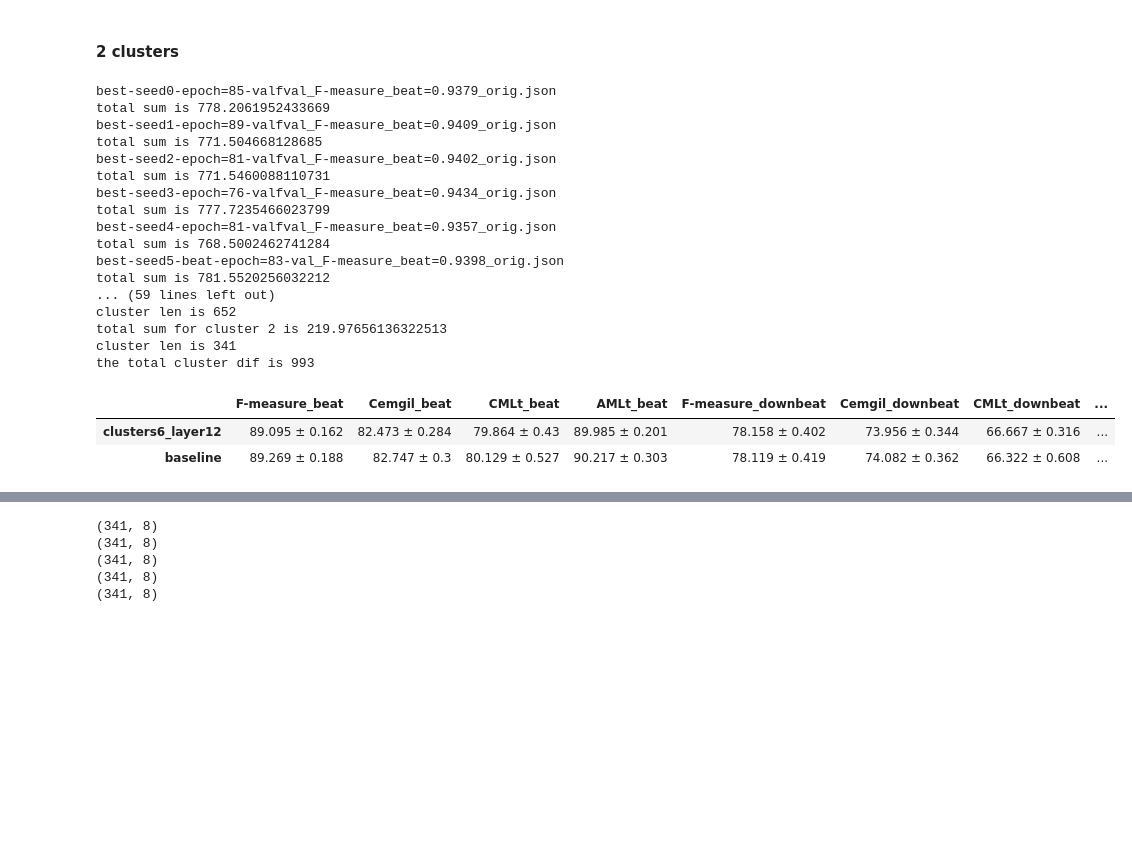
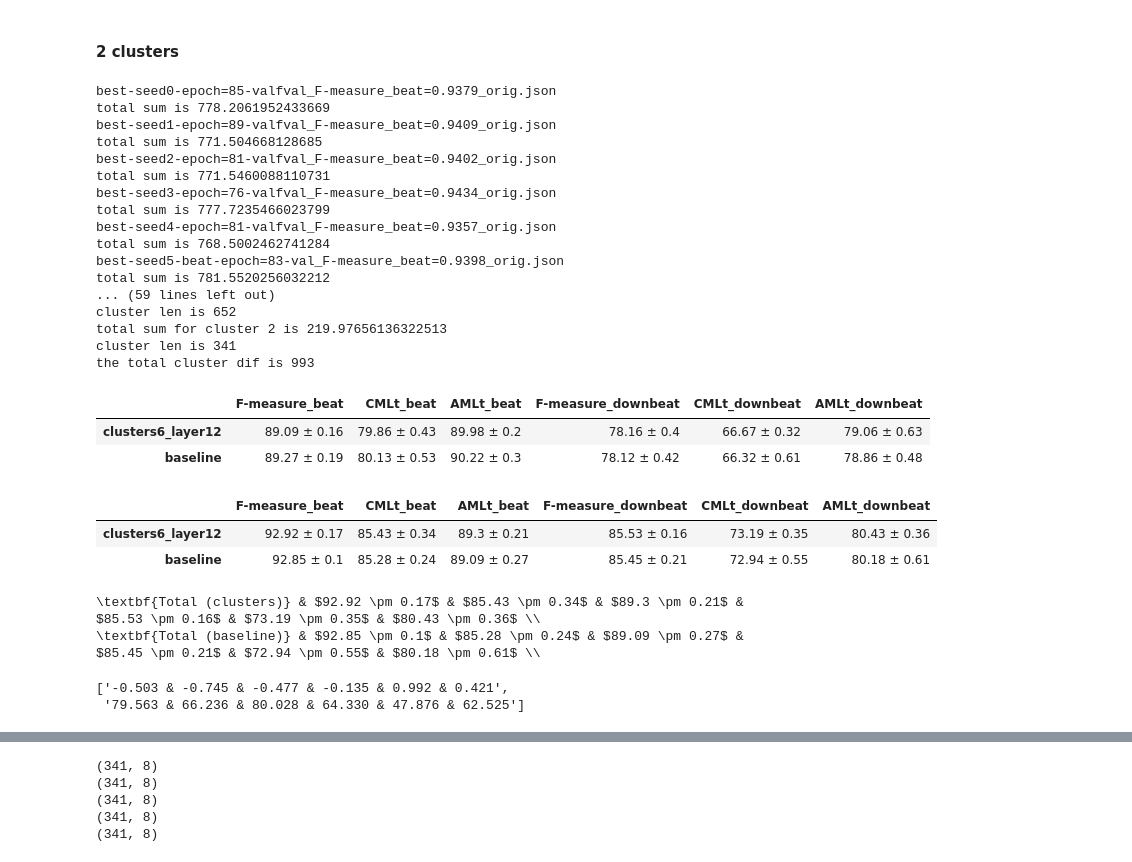
Before and after one commit to PulyaPolya/beat_this, a Jupyter notebook: results_evaluation.ipynb, the cells around one changed output, grey strips where cells are left out. Saved outputs shown, nothing was run; the diff lists cells and outputs as text; code cells hidden in the pictures; blank space fills up the shorter version.

```diff
--- a/results_evaluation.ipynb
+++ b/results_evaluation.ipynb
@@ -34,12 +34,12 @@ def get_restults_per_cluster (json_path,  cluster, seeds, df_path, full= False,c
     for seed in seeds:
         file_scores = [file for file in os.listdir(folder) if  file.startswith(f"best-seed{seed}")][0]
         json_file = open(os.path.join(folder, file_scores))
-        print(f"using file   {os.path.join(folder, file_scores)}")
+
         json1_str = json_file.read()
         json1_data = json.loads(json1_str)
         json_data = {key[:-10]: value for key, value in json1_data.items()} #{key[:-10]: value for key, value in json1_data.items()}
         df  = pd.DataFrame(json_data).T
-        print(len(df))
+        #print(len(df))
         #print(json_data)
         if full and per_cluster:
             ind = set(df.index)
@@ -49,13 +49,17 @@ def get_restults_per_cluster (json_path,  cluster, seeds, df_path, full= False,c
             df_val_cluster = df.loc[list(val_files_cluster)]
             df_val_cluster.index = df_val_cluster.index.astype(str) + "/track.npy"
             #print(df_val_cluster.head(10))
-            print(len(df_val_cluster))
+            #print(len(df_val_cluster))
         else:
             df_val_cluster = df.copy()
+        if seed == 0:
+            print(f"using file   {os.path.join(folder, file_scores)}")
+            print(f"number of files {df_val_cluster.shape}")
         if return_per_track:
             return df_val_cluster
-        print(df_val_cluster.shape)
-        scores_mean = (df_val_cluster.mean()*100).to_dict()
+        df_percents = df_val_cluster*100
+
+        scores_mean = (df_percents .mean()).to_dict()
         scores.append(scores_mean)
 
     if not full:
@@ -179,22 +418,22 @@ def get_total_results (seeds, json_val_path,layer, clusters, ):
     df_result =  pd.concat(df_list, axis=1)
     return df_result
 # %%
-def get_total_results_new(seeds, json_val_path,layer = None, clusters = None, full = False, rename_columns = None, names = None, skip_cluster = [], df_path = None):
+def get_total_results_new(seeds, json_val_path,layer = None, clusters = None, full = False, rename_columns = None, names = None, skip_cluster = [], df_path = None, decimals = 2):
     df_list = []
     for seed in seeds:
         if full:
             df_total = construct_df_full_data (json_val_path, seed=seed, rename_columns=rename_columns, names = names)
             col_down = [col for col in df_total.columns.values if "F-measure_downbeat" in col][0]
             sum_full = df_total[col_down].sum()
-            print(f"total sum is {sum_full}")
-            if seed == 5:
+            #print(f"total sum is {sum_full}")
+            if seed == 0:
                 print(len(df_total))
         else:
             cluster_numbers = np.arange(clusters) +1
             cluster_config = f"clusters{clusters}_layer{layer}"
             df_total = construct_total_df (json_val_path, seed=seed, cluster_config=cluster_config, cluster_numbers=cluster_numbers,
                                            rename_columns=rename_columns, names = names, skip_cluster = skip_cluster, df_path = df_path)
-            print(f"the total cluster dif is {len(df_total)}")
+            #print(f"the total cluster dif is {len(df_total)}")
         means_total = (df_total.mean()* 100).to_dict()
         means_total_renamed =means_total.copy()# rename_keys_dict(means_total)
         #print(diff_dict_renamed)
@@ -204,7 +443,7 @@ def get_total_results_new(seeds, json_val_path,layer = None, clusters = None, fu
     df_result =  pd.concat(df_list, axis=1)
     df_seeds_mean = df_result.mean(axis = 1)
     df_seeds_std = df_result.std(axis = 1)
-    df_final = df_seeds_mean.round(3).astype(str) + " ± " + df_seeds_std.round(3).astype(str)
+    df_final = df_seeds_mean.round(decimals).astype(str) + " ± " + df_seeds_std.round(decimals).astype(str)
     return df_seeds_mean, df_seeds_std, df_final
 # %% [markdown]
 ## results
@@ -3363,39 +3576,58 @@ seeds = [0,1,2,3,4,5,6,7,8,9] #1, 2,3,4
 names =["full_model_trial12", "cluster_1_trial_47", "cluster_2_trial_69"]
 json_path = "json_test_scores"
 df_seeds_mean, df_seeds_std, df_final_baseline = get_total_results_new(seeds = seeds, json_val_path = json_path,
-                                                                       full = True, names = names ) #rename_columns="baseline"
+                                                                       full = True, names = names, decimals = 2) #rename_columns="baseline"
 df_seeds_mean, df_seeds_std, df_final_clusters2_layer12 = get_total_results_new(seeds = seeds, json_val_path = json_path, skip_cluster=[],
-                                                                               layer = 6, clusters = 2, names = names, df_path="data_cluster_assignments/df_hard_6_2clusters_new.csv" )
+                                                                               layer = 6, clusters = 2, names = names, df_path="data_cluster_assignments/df_hard_6_2clusters_new.csv", decimals = 2 )
 configs = {
     "clusters6_layer12": df_final_clusters2_layer12,
 
     "baseline": df_final_baseline
 }
 final_df = pd.DataFrame(configs).T
+final_df = remove_cemgil(final_df)
 # #final_df["F1average"] = final_df[["F-measure_beat","F-measure_downbeat"]].mean(axis=1).round(3).astype(str)
 final_df
 #diff_vs_baseline = get_baseliine_diff (final_df , num_trials=1)
 # %% [output]
 best-seed0-epoch=85-valfval_F-measure_beat=0.9379_orig.json
 total sum is 778.2061952433669
 best-seed1-epoch=89-valfval_F-measure_beat=0.9409_orig.json
 total sum is 771.504668128685
 best-seed2-epoch=81-valfval_F-measure_beat=0.9402_orig.json
 total sum is 771.5460088110731
 best-seed3-epoch=76-valfval_F-measure_beat=0.9434_orig.json
 total sum is 777.7235466023799
 best-seed4-epoch=81-valfval_F-measure_beat=0.9357_orig.json
 total sum is 768.5002462741284
 best-seed5-beat-epoch=83-val_F-measure_beat=0.9398_orig.json
 total sum is 781.5520256032212
 ... (59 lines left out)
 cluster len is 652
 total sum for cluster 2 is 219.97656136322513
 cluster len is 341
 the total cluster dif is 993
-|  | F-measure_beat | Cemgil_beat | CMLt_beat | AMLt_beat | F-measure_downbeat | Cemgil_downbeat | CMLt_downbeat | ... |
-| clusters6_layer12 | 89.095 ± 0.162 | 82.473 ± 0.284 | 79.864 ± 0.43 | 89.985 ± 0.201 | 78.158 ± 0.402 | 73.956 ± 0.344 | 66.667 ± 0.316 | ... |
-| baseline | 89.269 ± 0.188 | 82.747 ± 0.3 | 80.129 ± 0.527 | 90.217 ± 0.303 | 78.119 ± 0.419 | 74.082 ± 0.362 | 66.322 ± 0.608 | ... |
+|  | F-measure_beat | CMLt_beat | AMLt_beat | F-measure_downbeat | CMLt_downbeat | AMLt_downbeat |
+| clusters6_layer12 | 89.09 ± 0.16 | 79.86 ± 0.43 | 89.98 ± 0.2 | 78.16 ± 0.4 | 66.67 ± 0.32 | 79.06 ± 0.63 |
+| baseline | 89.27 ± 0.19 | 80.13 ± 0.53 | 90.22 ± 0.3 | 78.12 ± 0.42 | 66.32 ± 0.61 | 78.86 ± 0.48 |
+# %%
+final_df
+# %% [output]
+|  | F-measure_beat | CMLt_beat | AMLt_beat | F-measure_downbeat | CMLt_downbeat | AMLt_downbeat |
+| clusters6_layer12 | 92.92 ± 0.17 | 85.43 ± 0.34 | 89.3 ± 0.21 | 85.53 ± 0.16 | 73.19 ± 0.35 | 80.43 ± 0.36 |
+| baseline | 92.85 ± 0.1 | 85.28 ± 0.24 | 89.09 ± 0.27 | 85.45 ± 0.21 | 72.94 ± 0.55 | 80.18 ± 0.61 |
+# %%
+df_to_latex_rows(final_df, rename_idx=["Total (clusters)", "Total (baseline)"], bold_index = True)
+for row in df_to_latex_rows(final_df, rename_idx=["Total (clusters)", "Total (baseline)"], bold_index = True):
+    print(row)
+# %% [output]
+\textbf{Total (clusters)} & $92.92 \pm 0.17$ & $85.43 \pm 0.34$ & $89.3 \pm 0.21$ & $85.53 \pm 0.16$ & $73.19 \pm 0.35$ & $80.43 \pm 0.36$ \\
+\textbf{Total (baseline)} & $92.85 \pm 0.1$ & $85.28 \pm 0.24$ & $89.09 \pm 0.27$ & $85.45 \pm 0.21$ & $72.94 \pm 0.55$ & $80.18 \pm 0.61$ \\
+# %%
+get_latex_row(final_df)
+# %% [output]
+['-0.503 & -0.745 & -0.477 & -0.135 & 0.992 & 0.421',
+ '79.563 & 66.236 & 80.028 & 64.330 & 47.876 & 62.525']
 # %%
 df_means_only = final_df.apply(extract_mean, axis=1)
 diff_vs_baseline = df_means_only.subtract(df_means_only.loc["baseline"])
```
Also changed, not shown: parts of 47 cells of this notebook.
